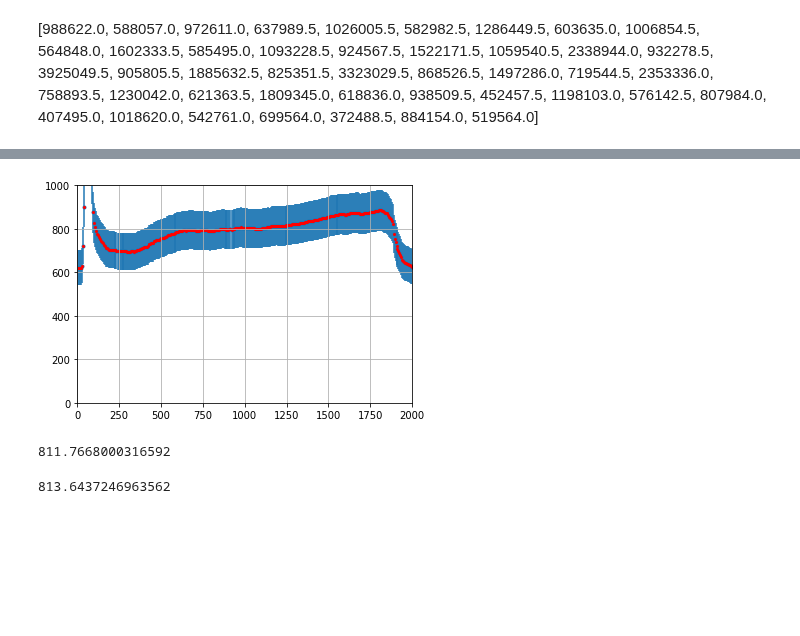
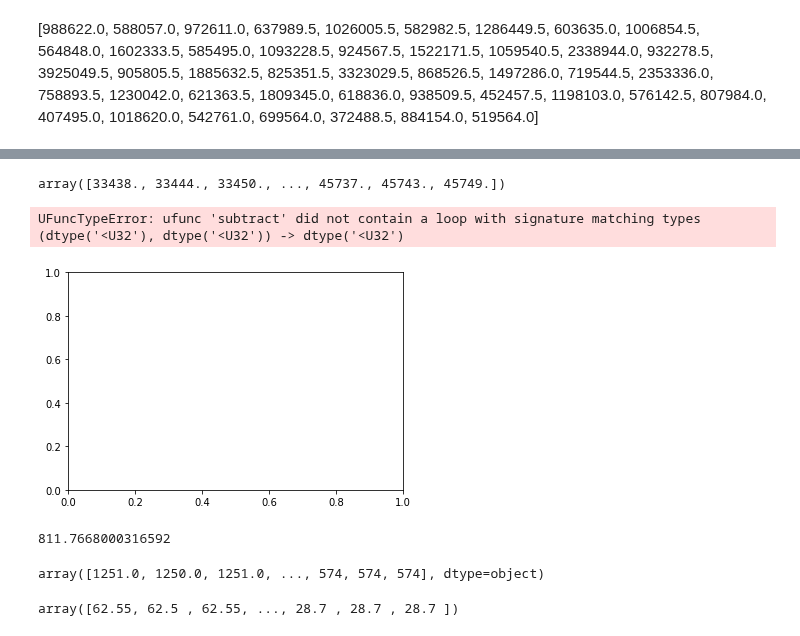
Before and after one commit to fyulita/laboratorio-6-y-7, a Jupyter notebook: Arduino/notebook-all-x4_NO-EDITAR.ipynb, the cells around one changed output, grey strips where cells are left out. Cells and saved outputs as stored; diff of their text form; code cells hidden in the pictures; blank space fills up the shorter version.

```diff
--- a/Arduino/notebook-all-x4_NO-EDITAR.ipynb
+++ b/Arduino/notebook-all-x4_NO-EDITAR.ipynb
@@ -167,10 +167,10 @@ for i in range(n):
 # %%
 #DESTILDAR PARA EL DE 2021-11-27_18-22-19
 
-#co2[np.where(co2 == '!Warning: Clearing Byte: 77')[0][0]] = -1
-#co2[np.where(co2 == '!Warning: Clearing Byte: 4')[0][0]] = -1
-#co2[np.where(co2 == '!Warning: Clearing Byte: 4')[0][0]] = -1
-#co2[np.where(co2 == '!Warning: Clearing Byte: 243')[0][0]] = -1
+co2[np.where(co2 == '!Warning: Clearing Byte: 77')[0][0]] = -1
+co2[np.where(co2 == '!Warning: Clearing Byte: 4')[0][0]] = -1
+co2[np.where(co2 == '!Warning: Clearing Byte: 4')[0][0]] = -1
+co2[np.where(co2 == '!Warning: Clearing Byte: 243')[0][0]] = -1
 # %%
 #Encuentro dónde se hace la danza de las válvulas, para hacerle una marca en los gráficos
 #Parece hincha pelotas así como está ahora, pero después lo voy a necesitar así que me conviene definirlo así
@@ -312,12 +322,17 @@ array([0.05762262])
+# %%
+tiempos[5700:7800]
+# %% [output]
+array([33438., 33444., 33450., ..., 45737., 45743., 45749.])
 # %%
-plt.errorbar(tiempos, co2, yerr=50+co2*0.05, fmt='.',zorder=0)
+plt.errorbar(tiempos, co2, yerr=50+np.array(co2,dtype=float)*0.05, fmt='.',zorder=0)
 plt.plot(tiempos, co2, ".", markersize=4,color='r',zorder=1)
 plt.grid(True)
-plt.xlim(0,2000)
-plt.ylim(0,1000)
+#plt.xlim(300,2000)
+plt.ylim(300,2000)
 plt.show()
 # %% [output]
+UFuncTypeError: ufunc 'subtract' did not contain a loop with signature matching types (dtype('<U32'), dtype('<U32')) -> dtype('<U32')
-[figure, old version]
+[figure, new version]
 # %%
 #Busco el promedio pesado
 y=co2[inicio_y[0]:fin_y[0]]
@@ -325,7 +340,11 @@ y=co2[inicio_y[0]:fin_y[0]]
 np.sum(y/(50+0.05*y)**2) / (np.sum((50+0.05*y)**-2))
 # %% [output]
 811.7668000316592
-# %%
-np.sum(y)/len(y)
-# %% [output]
-813.6437246963562
+# %%
+np.array(co2)
+# %% [output]
+array([1251.0, 1250.0, 1251.0, ..., 574, 574, 574], dtype=object)
+# %%
+np.array(co2,dtype=float)*0.05
+# %% [output]
+array([62.55, 62.5 , 62.55, ..., 28.7 , 28.7 , 28.7 ])
```
Also changed, not shown: parts of 11 cells of this notebook, 8 other files.
